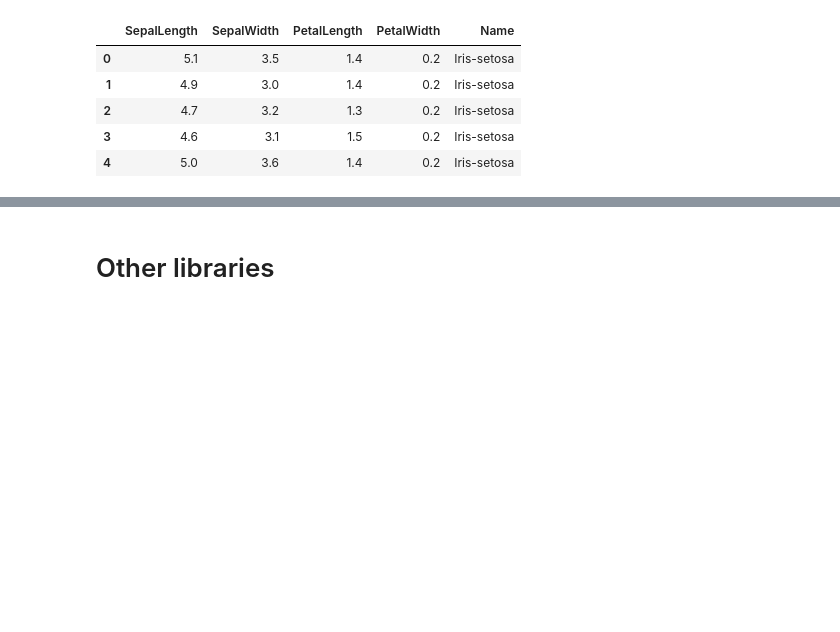
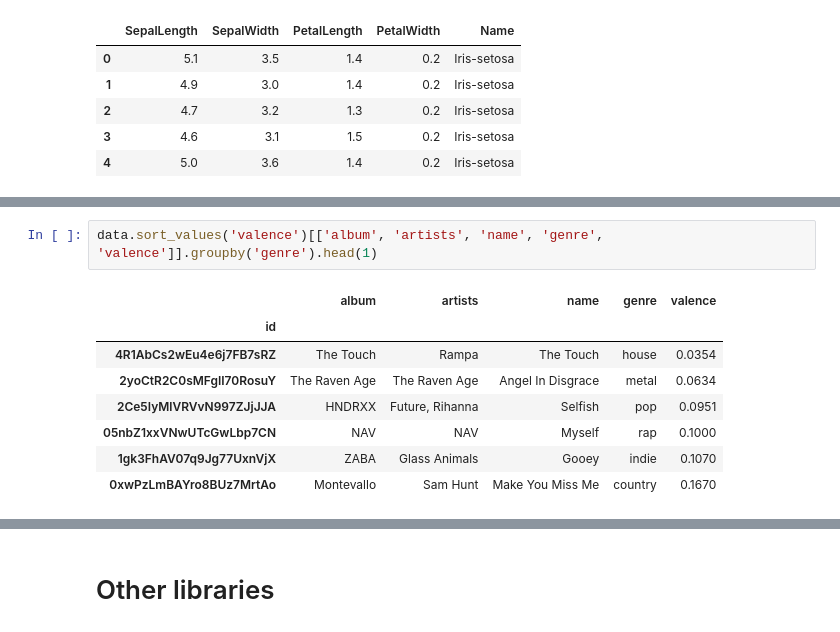
Before and after one commit to IanHawke/msc-or-python, a Jupyter notebook: 03-plotting-data.ipynb, the cells around one changed output, grey strips where cells are left out. Saved outputs shown, nothing was run; the diff lists cells and outputs as text; blank space fills up the shorter version.

```diff
--- a/03-plotting-data.ipynb
+++ b/03-plotting-data.ipynb
@@ -214,0 +314,11 @@ iris[(iris.Name == 'Iris-setosa') & (iris.PetalWidth < 0.3)].head()
+# %%
+data.sort_values('valence')[['album', 'artists', 'name', 'genre', 'valence']].groupby('genre').head(1)
+# %% [output]
+|  | album | artists | name | genre | valence |
+| id |  |  |  |  |  |
+| 4R1AbCs2wEu4e6j7FB7sRZ | The Touch | Rampa | The Touch | house | 0.0354 |
+| 2yoCtR2C0sMFgII70RosuY | The Raven Age | The Raven Age | Angel In Disgrace | metal | 0.0634 |
+| 2Ce5IyMlVRVvN997ZJjJJA | HNDRXX | Future, Rihanna | Selfish | pop | 0.0951 |
+| 05nbZ1xxVNwUTcGwLbp7CN | NAV | NAV | Myself | rap | 0.1000 |
+| 1gk3FhAV07q9Jg77UxnVjX | ZABA | Glass Animals | Gooey | indie | 0.1070 |
+| 0xwPzLmBAYro8BUz7MrtAo | Montevallo | Sam Hunt | Make You Miss Me | country | 0.1670 |
```
Also changed, not shown: parts of 22 cells of this notebook, 8 other files.
